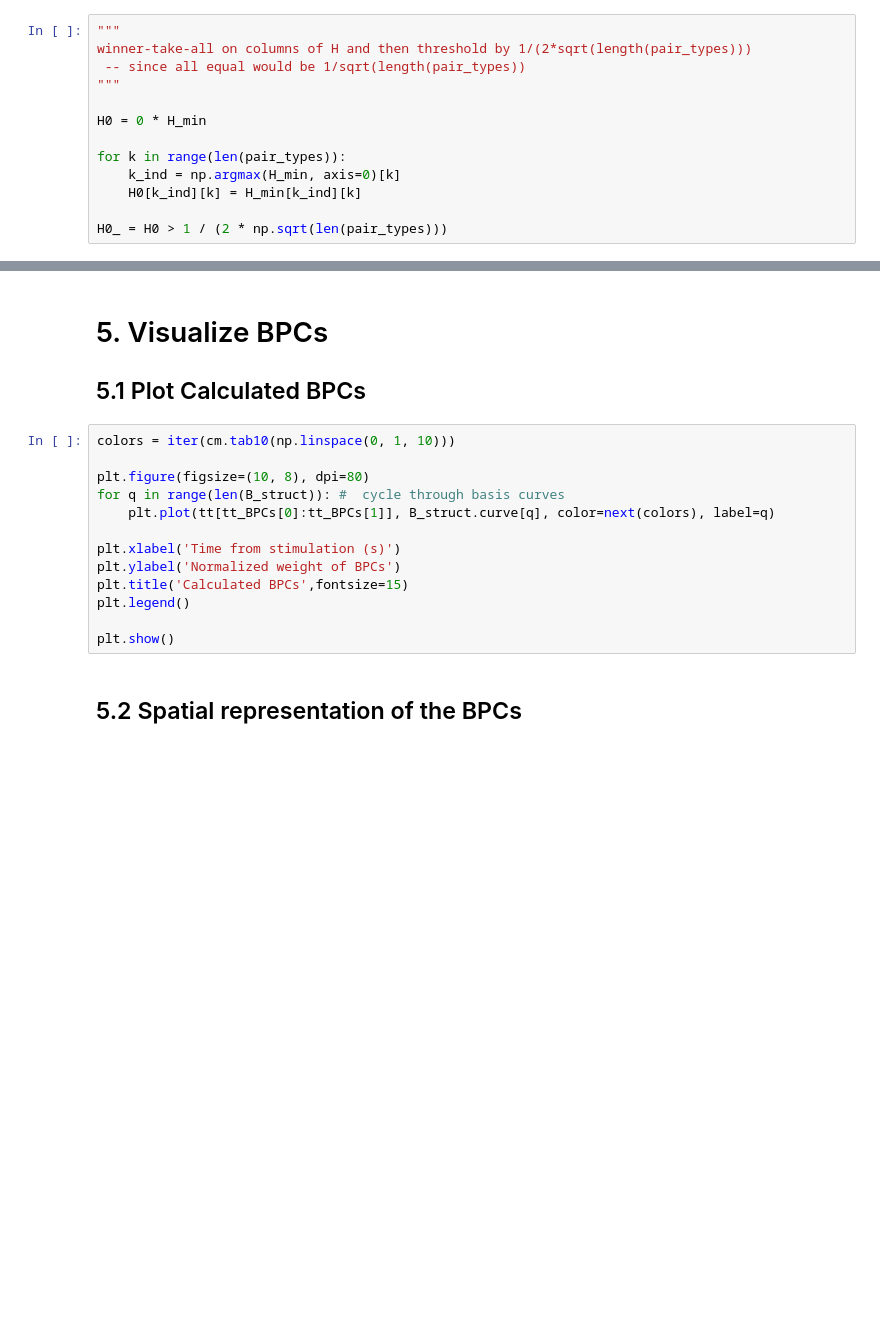
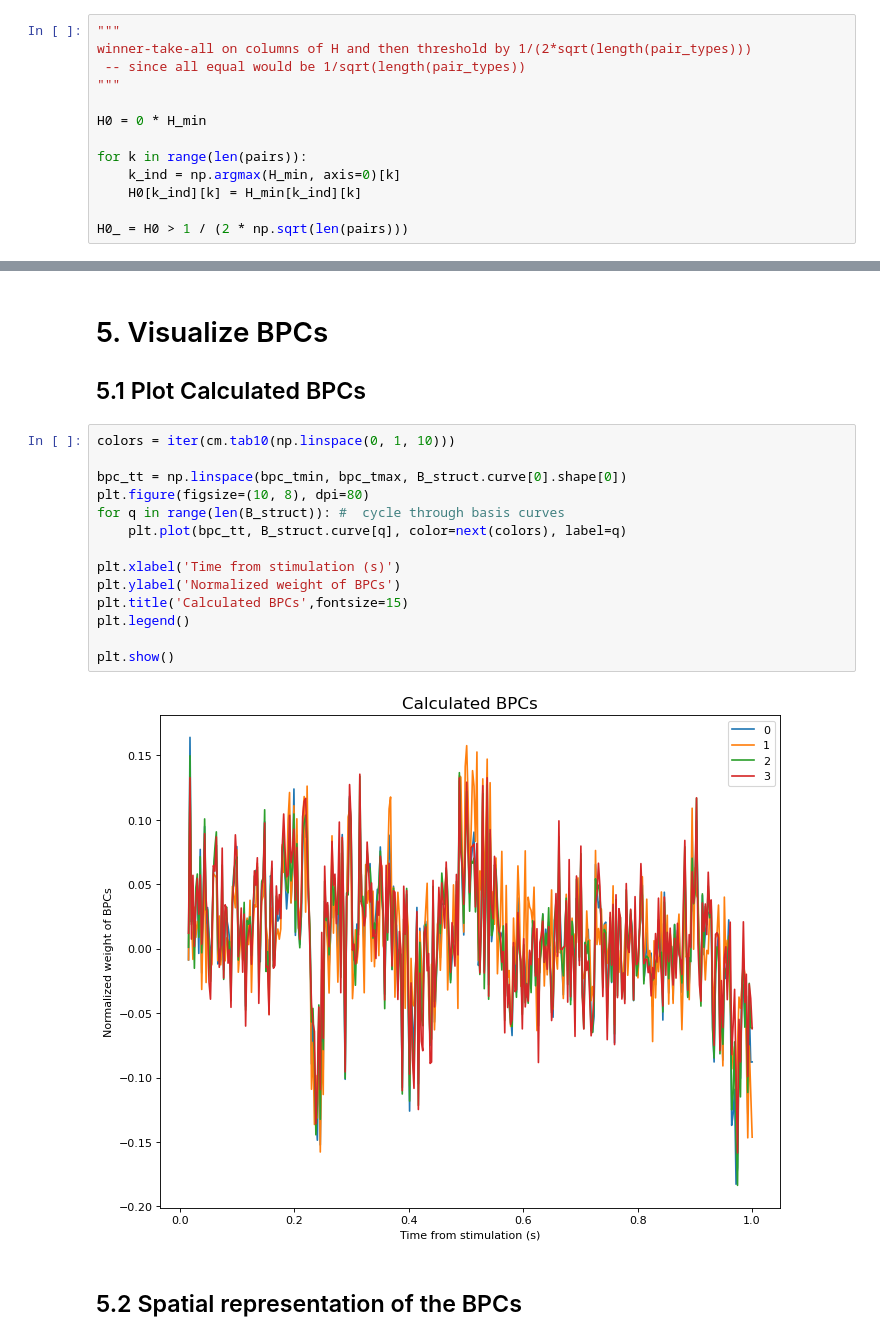
Before and after one commit to MultimodalNeuroimagingLab/bpc_jupyter, a Jupyter notebook: bpc_interactive.ipynb, the cells around one changed output, grey strips where cells are left out. Saved outputs shown, nothing was run; the diff lists cells and outputs as text; blank space fills up the shorter version.

```diff
--- a/bpc_interactive.ipynb
+++ b/bpc_interactive.ipynb
@@ -444,11 +384,11 @@ winner-take-all on columns of H and then threshold by 1/(2*sqrt(length(pair_type
 
 H0 = 0 * H_min
 
-for k in range(len(pair_types)):
+for k in range(len(pairs)):
     k_ind = np.argmax(H_min, axis=0)[k]
     H0[k_ind][k] = H_min[k_ind][k]
 
-H0_ = H0 > 1 / (2 * np.sqrt(len(pair_types)))
+H0_ = H0 > 1 / (2 * np.sqrt(len(pairs)))
 # %% [markdown]
 ## 4.5 Identification of Basis Profile Curves
 
@@ -502,16 +448,19 @@ B_struct.pairs
 # %%
 colors = iter(cm.tab10(np.linspace(0, 1, 10)))
 
+bpc_tt = np.linspace(bpc_tmin, bpc_tmax, B_struct.curve[0].shape[0])
 plt.figure(figsize=(10, 8), dpi=80)
 for q in range(len(B_struct)): #  cycle through basis curves
-    plt.plot(tt[tt_BPCs[0]:tt_BPCs[1]], B_struct.curve[q], color=next(colors), label=q)
+    plt.plot(bpc_tt, B_struct.curve[q], color=next(colors), label=q)
 
 plt.xlabel('Time from stimulation (s)')
 plt.ylabel('Normalized weight of BPCs')
 plt.title('Calculated BPCs',fontsize=15)
 plt.legend()
 
 plt.show()
+# %% [output]
+[figure, added]
 # %% [markdown]
 ## 5.2 Spatial representation of the BPCs
 # %%
```
Also changed, not shown: parts of 29 cells of this notebook, 1 other file.
